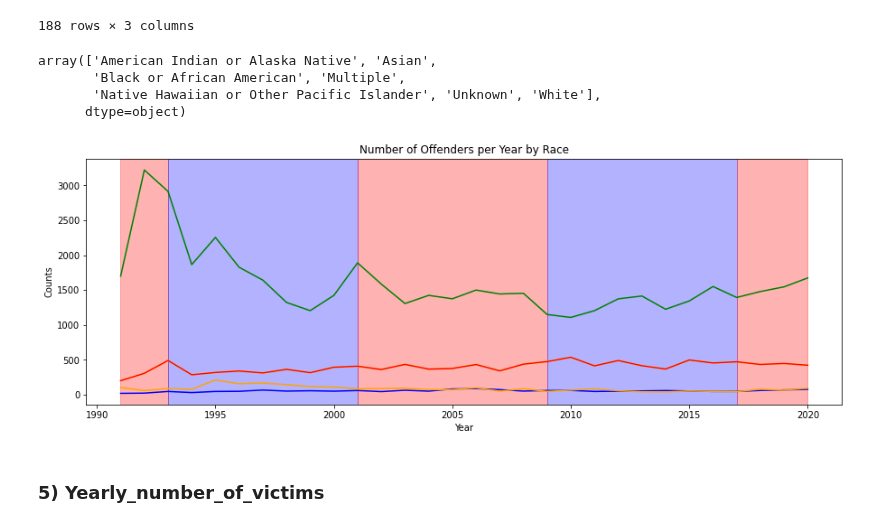
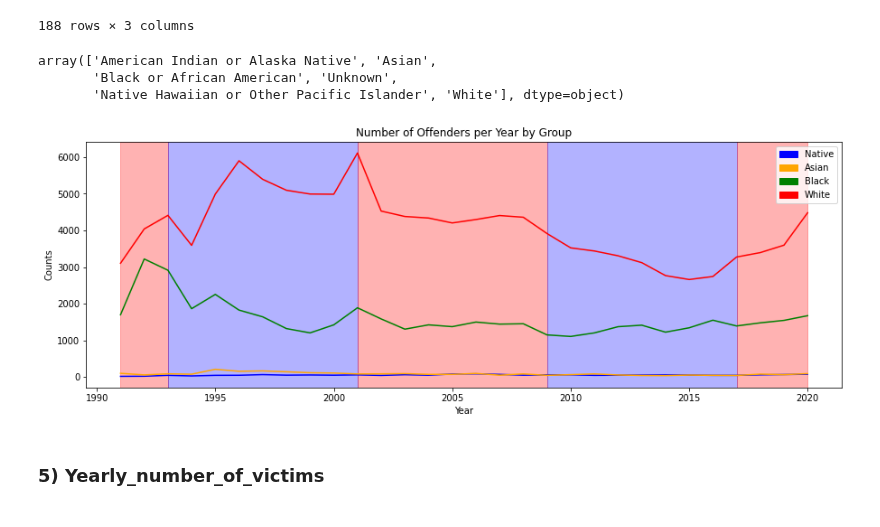
Before and after one commit to CEsperance/Final_Project, a Jupyter notebook: Queries and Graphs.ipynb, the cells around one changed output. Drawn from its saved outputs; the diff is of its cells as text; code cells hidden in the pictures.

```diff
--- a/Queries and Graphs.ipynb
+++ b/Queries and Graphs.ipynb
@@ -1269,13 +1228,14 @@ display(yearly_number_of_offenders)
 | 186 | 2019 | White | 3596 |
 | 187 | 2020 | White | 4482 |
 188 rows × 3 columns
+# %%
+yearly_number_of_offenders = yearly_number_of_offenders.replace( 'Multiple', 'Unknown')
 # %%
 yearly_number_of_offenders['offender_race'].unique()
 # %% [output]
 array(['American Indian or Alaska Native', 'Asian',
-       'Black or African American', 'Multiple',
-       'Native Hawaiian or Other Pacific Islander', 'Unknown', 'White'],
-      dtype=object)
+       'Black or African American', 'Unknown',
+       'Native Hawaiian or Other Pacific Islander', 'White'], dtype=object)
 # %%
 Native = yearly_number_of_offenders[yearly_number_of_offenders['offender_race']=='American Indian or Alaska Native']
 Asian = yearly_number_of_offenders[yearly_number_of_offenders['offender_race']=='Asian']
@@ -1285,27 +1245,35 @@ White = yearly_number_of_offenders[yearly_number_of_offenders['offender_race']==
 # %%
 fig, ax = plt.subplots()
 
 fig.set_figheight(5)
 fig.set_figwidth(15)
 
 plt.plot(Native['datayear'],Native['offender_count'], color='blue')
 plt.plot(Asian['datayear'],Asian['offender_count'], color='orange')
 plt.plot(Black['datayear'],Black['offender_count'], color='green')
-plt.plot(Multiple['datayear'],Multiple['offender_count'], color='yellow')
-plt.plot(White['datayear'],Multiple['offender_count'], color='red')
+#plt.plot(Unknown['datayear'],Unknown['offender_count'], color='yellow')
+plt.plot(White['datayear'],White['offender_count'], color='red')
 
 ax.axvspan(1991, 1993, alpha=0.3, color='red')
 ax.axvspan(1993, 2001, alpha=0.3, color='blue')
 ax.axvspan(2001, 2009, alpha=0.3, color='red')
 ax.axvspan(2009, 2017, alpha=0.3, color='blue')
 ax.axvspan(2017, 2020, alpha=0.3, color='red')
 
-plt.title('Number of Offenders per Year by Race')
+plt.title('Number of Offenders per Year by Group')
 plt.xlabel('Year')
 plt.ylabel('Counts')
+
+blue_patch = mpatches.Patch(color='blue', label='Native')
+orange_patch = mpatches.Patch(color='orange', label='Asian')
+green_patch = mpatches.Patch(color='green', label='Black')
+red_patch = mpatches.Patch(color='red', label='White')
+
+plt.legend(handles=[blue_patch, orange_patch, green_patch, red_patch])
+
 plt.show()
 # %% [output]
-[figure, old version]
+[figure, new version]
 # %% [markdown]
 ### 5) Yearly_number_of_victims
 # %%
```
Also changed, not shown: parts of 18 cells of this notebook, 1 other file.
